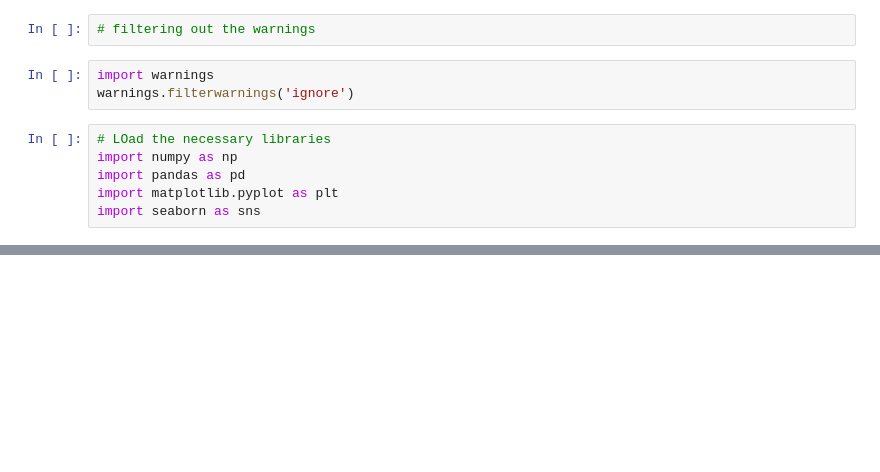
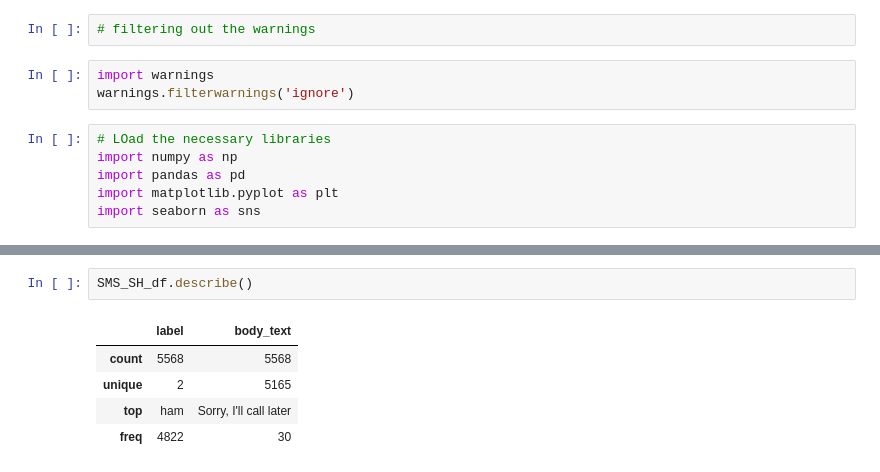
Before and after one commit to Zied-bousnina/Email-SMS-spam-filtering-NLP, a Jupyter notebook: SMS_Spam_Filtering.ipynb, the cells around one changed output, grey strips where cells are left out. Cells and saved outputs as stored; diff of their text form; blank space fills up the shorter version.

```diff
--- a/SMS_Spam_Filtering.ipynb
+++ b/SMS_Spam_Filtering.ipynb
@@ -18,0 +45,8 @@ ParserError: Error tokenizing data. C error: Expected 2 fields in line 12, saw 4
+# %%
+SMS_SH_df.describe()
+# %% [output]
+|  | label | body_text |
+| count | 5568 | 5568 |
+| unique | 2 | 5165 |
+| top | ham | Sorry, I'll call later |
+| freq | 4822 | 30 |
```
Also changed, not shown: parts of 24 cells of this notebook, 1 other file.
